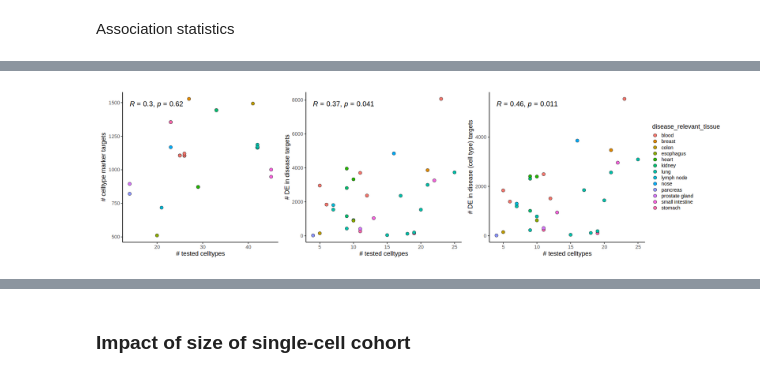
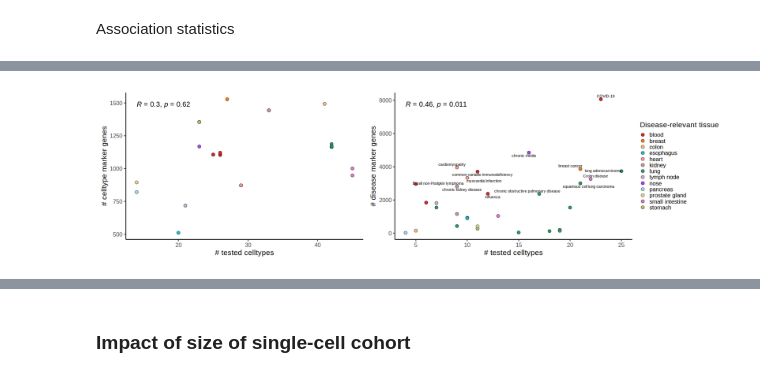
Before and after one commit to emdann/sc_target_evidence, a Jupyter notebook: analysis/OR_association_analysis.ipynb, the cells around one changed output, grey strips where cells are left out. Drawn from its saved outputs; the diff is of its cells as text; code cells hidden in the pictures.

```diff
--- a/analysis/OR_association_analysis.ipynb
+++ b/analysis/OR_association_analysis.ipynb
@@ -696,9 +1018,9 @@ if targets_evidence_all.columns.str.contains("_AND_").any():
     targets_evidence_all.drop(targets_evidence_all.columns[targets_evidence_all.columns.str.contains("_AND_")], axis=1, inplace=True)
     targets_evidence_all.drop(targets_evidence_all.columns[targets_evidence_all.columns.str.contains("_OR_")], axis=1, inplace=True)
 
-evidence_cols = ['has_genetic_support', 'ct_marker_evidence', 'disease_evidence']
+evidence_cols = ['ct_marker_evidence', 'disease_evidence', 'all_sc_evidence']
 for ev1 in evidence_cols:
     for ev2 in evidence_cols:
-        targets_evidence_all[f'{ev1}_AND_{ev2}'] = ((targets_evidence_all[ev1] == 1) & (targets_evidence_all[ev2] == 1)).astype(int)
-        targets_evidence_all[f'{ev1}_OR_{ev2}'] = ((targets_evidence_all[ev1] == 1) | (targets_evidence_all[ev2] == 1)).astype(int)
+        targets_evidence_all[f'has_genetic_support_AND_{ev2}'] = ((targets_evidence_all['has_genetic_support'] == 1) & (targets_evidence_all[ev2] == 1)).astype(int)
+        targets_evidence_all[f'has_genetic_support_OR_{ev2}'] = ((targets_evidence_all['has_genetic_support'] == 1) | (targets_evidence_all[ev2] == 1)).astype(int)
 # %%
@@ -927,9 +1221,9 @@ def _parse_DE_in_disease(
     for gr in ['positive', 'negative']:
         disease_evidence = sc_evidence_utils.DE2evidence_disease(
             disease_res, bulk_res,  signif_thresh=signif_thresh, lfc_thresh=lfc_thresh, lfc_group=gr)
-        for k in disease_evidence.keys():
-            disease_evidence[f'{k}_{gr}'] = disease_evidence.pop(k)
-        evidence_dict.update(disease_evidence)
+        disease_evidence['disease_bulk_evidence'] = np.intersect1d(disease_evidence['bulk_disease_evidence'], disease_evidence['disease_evidence'])
+        disease_evidence_new = {f'{k}_{gr}': v for k, v in disease_evidence.items()}
+        evidence_dict.update(disease_evidence_new)
 
     # Make target-disease table for sc evidence
     targets_disease_df = pd.DataFrame()
@@ -1282,5 +1604,5 @@ missing MONDO_0024660
 # %%
-n_targets_by_disease = targets_evidence_all.groupby('disease_ontology_id').sum()[['ct_marker_evidence', 'bulk_disease_evidence', 'disease_evidence', 'disease_ct_evidence']].reset_index()
+n_targets_by_disease = targets_evidence_all.groupby(['disease_ontology_id', 'disease']).sum()[['ct_marker_evidence', 'bulk_disease_evidence', 'disease_evidence', 'disease_ct_evidence']].reset_index()
 n_targets_by_disease = pd.merge(n_targets_by_disease, targets_evidence_all[['n_cts_markers', 'n_cts_disease', 'disease_ontology_id']].drop_duplicates())
 # %%
 n_targets_by_disease['disease_relevant_tissue'] = [disease_tissue_mapper[x.replace("_", ":")] for x in n_targets_by_disease.disease_ontology_id]
@@ -1289,31 +1611,29 @@ n_targets_by_disease['disease_relevant_tissue'] = [disease_tissue_mapper[x.repla
 pl1 <- n_targets_by_disease %>%
     ggplot(aes(n_cts_markers, ct_marker_evidence, fill=disease_relevant_tissue)) +
     geom_point(shape=21, size=4) +
-    theme_classic(base_size=18) +
+#     ggrepel::geom_text_repel(aes(label=disease), max.overlaps = Inf) +
+    theme_classic(base_size=21) +
+    scale_fill_manual(values=tissue_palette, name='Disease-relevant tissue') +
     ggpubr::stat_cor(size=7) +
-    ylab('# celltype marker targets') +
+    ylab('# celltype marker genes') +
     xlab('# tested celltypes')
 
 
-pl2 <- n_targets_by_disease %>%
+pl3 <- n_targets_by_disease %>%
     ggplot(aes(n_cts_disease, disease_evidence, fill=disease_relevant_tissue)) +
     geom_point(shape=21, size=4) +
-    theme_classic(base_size=18) +
-    ylab('# DE in disease targets') +
-    xlab('# tested celltypes') +
-    ggpubr::stat_cor(size=7, aes(n_cts_disease, disease_evidence), inherit.aes = FALSE)
-
-pl3 <- n_targets_by_disease %>%
-    ggplot(aes(n_cts_disease, disease_ct_evidence, fill=disease_relevant_tissue)) +
-    geom_point(shape=21, size=4) +
-    theme_classic(base_size=18) +
-    ylab('# DE in disease (cell type) targets') +
+    ggrepel::geom_text_repel(data = . %>% mutate(disease = ifelse(disease_evidence > 2000, disease, NA)),
+                             aes(label=disease)) +
+    theme_classic(base_size=21) +
+    scale_fill_manual(values=tissue_palette, name='Disease-relevant tissue') +
+    ylab('# disease marker genes') +
     xlab('# tested celltypes') +
     ggpubr::stat_cor(size=7, aes(n_cts_disease, disease_ct_evidence), inherit.aes = FALSE)
 # %%
 %%R -i n_targets_by_disease -w 1800 -h 500
-(pl1 | pl2 | pl3) + plot_layout(guides='collect') +
-    ggsave(paste0(figdir, 'N_targets_vs_N_celltypes.png'), height=5, width=18) +
-    ggsave(paste0(figdir, 'N_targets_vs_N_celltypes.pdf'), height=5, width=18)
+pl_a <- (pl1 | pl3) + plot_layout(guides='collect')
+pl_a +
+    ggsave(paste0(figdir, 'N_targets_vs_N_celltypes.png'), height=7, width=17) +
+    ggsave(paste0(figdir, 'N_targets_vs_N_celltypes.pdf'), height=7, width=17)
 # %% [output]
-[figure, old version]
+[figure, new version]
```
Also changed, not shown: parts of 164 cells of this notebook, 4 other files.
